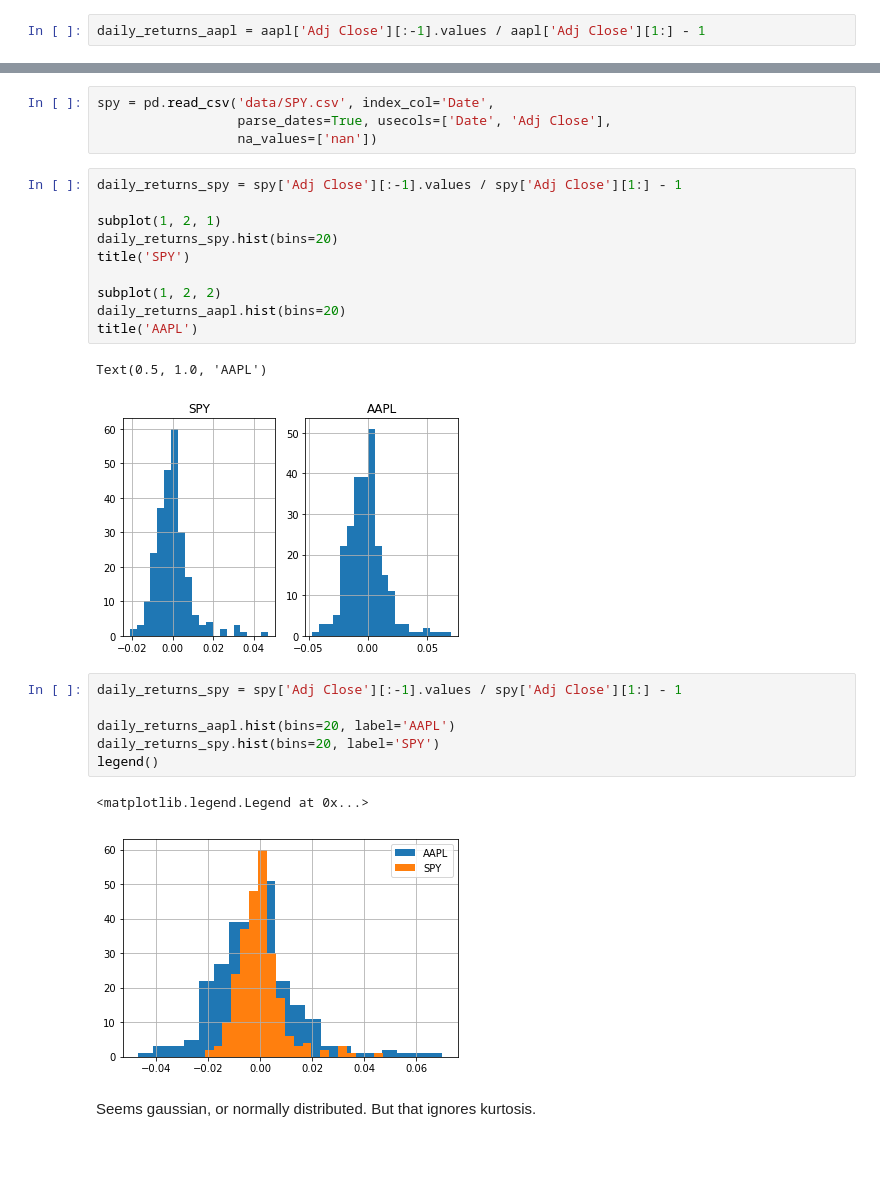
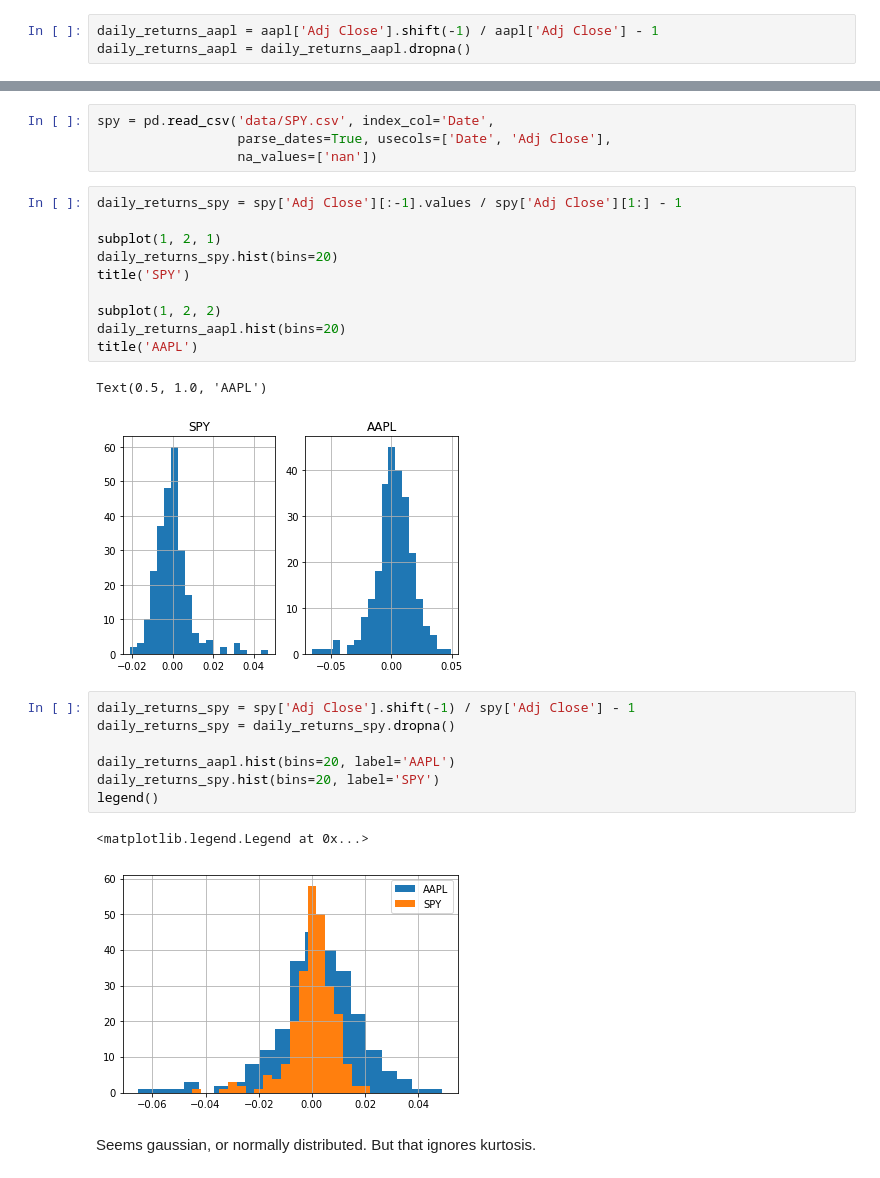
Before and after one commit to rickwierenga/udacity-ml-for-trading, a Jupyter notebook: 6-Histograms-and-scatter-plots.ipynb, the cells around one changed output, grey strips where cells are left out. Saved outputs shown, nothing was run; the diff lists cells and outputs as text.

```diff
--- a/6-Histograms-and-scatter-plots.ipynb
+++ b/6-Histograms-and-scatter-plots.ipynb
@@ -11,7 +11,8 @@ aapl = pd.read_csv('data/AAPL.csv', index_col='Date',
                    parse_dates=True, usecols=['Date', 'Adj Close'],
                    na_values=['nan'])
 # %%
-daily_returns_aapl = aapl['Adj Close'][:-1].values / aapl['Adj Close'][1:] - 1
+daily_returns_aapl = aapl['Adj Close'].shift(-1) / aapl['Adj Close'] - 1
+daily_returns_aapl = daily_returns_aapl.dropna()
 # %% [markdown]
 ## Histogram
 # %%
@@ -59,16 +60,17 @@ daily_returns_aapl.hist(bins=20)
 title('AAPL')
 # %% [output]
 Text(0.5, 1.0, 'AAPL')
-[figure, old version]
+[figure, new version]
 # %%
-daily_returns_spy = spy['Adj Close'][:-1].values / spy['Adj Close'][1:] - 1
+daily_returns_spy = spy['Adj Close'].shift(-1) / spy['Adj Close'] - 1
+daily_returns_spy = daily_returns_spy.dropna()
 
 daily_returns_aapl.hist(bins=20, label='AAPL')
 daily_returns_spy.hist(bins=20, label='SPY')
 legend()
 # %% [output]
 <matplotlib.legend.Legend at 0x...>
-[figure, old version]
+[figure, new version]
 # %% [markdown]
 Seems gaussian, or normally distributed. But that ignores kurtosis.
 # %% [markdown]
```
Also changed, not shown: parts of 5 cells of this notebook, 3 other files.
